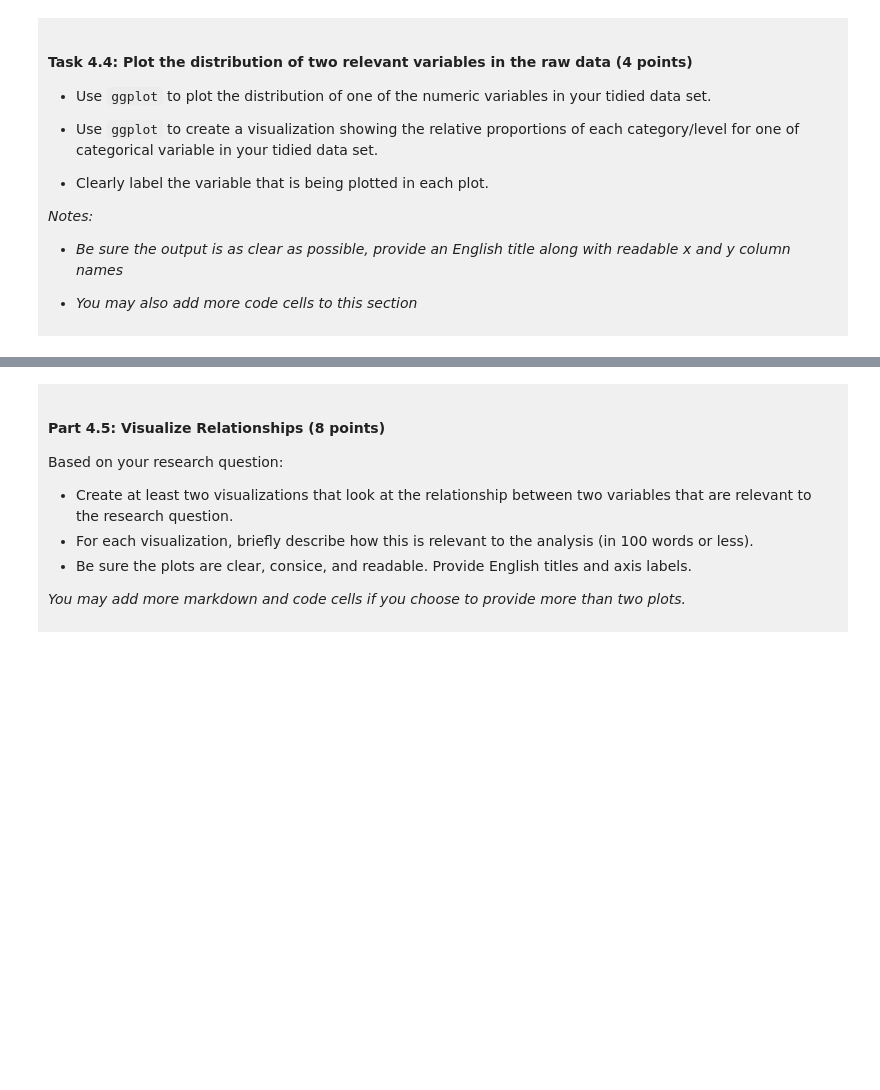
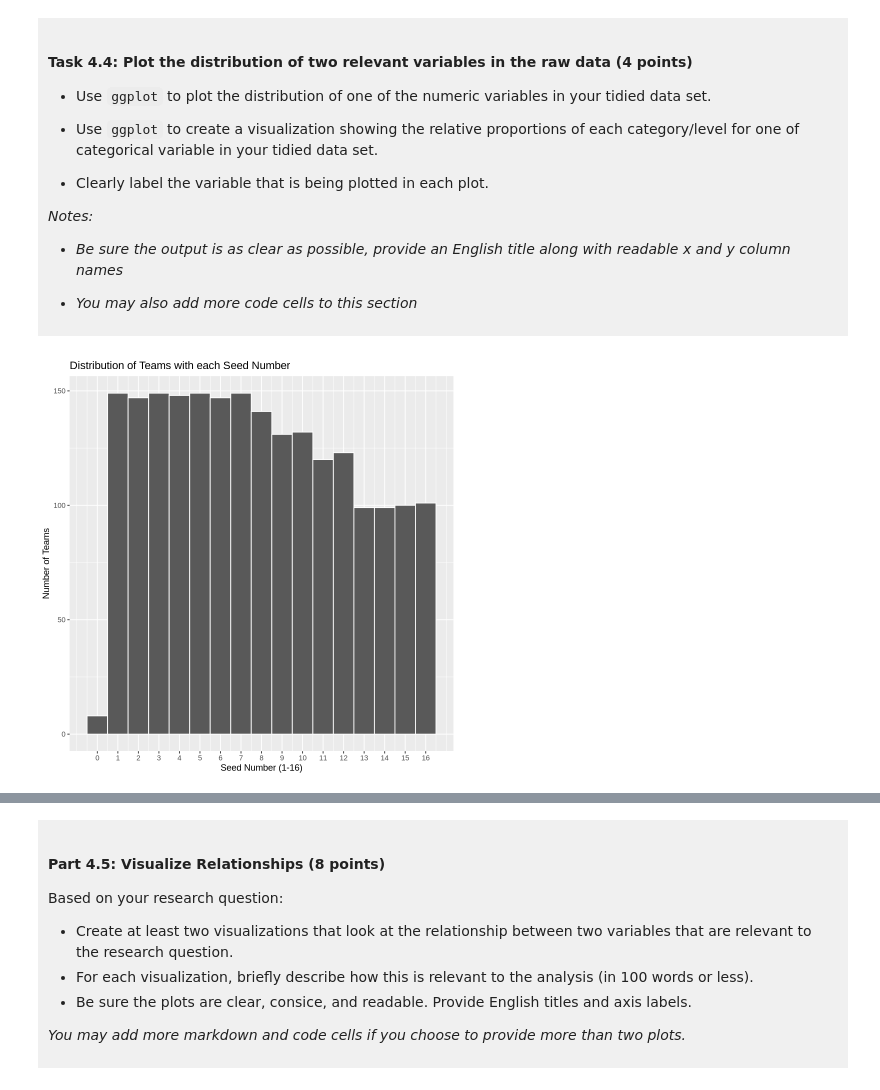
Before and after one commit to sofiesanderson/dsci-100-project-sofie-sanderson, a Jupyter notebook: dsci-100-project-notebook.ipynb, the cells around one changed output, grey strips where cells are left out. Drawn from its saved outputs; the diff is of its cells as text; code cells hidden in the pictures; blank space fills up the shorter version.

```diff
--- a/dsci-100-project-notebook.ipynb
+++ b/dsci-100-project-notebook.ipynb
@@ -295,5 +347,13 @@ You will refine your research question (if needed) and produce a tidy data set.
 
 </div>
 # %%
-### EDIT THIS CODE CELL FOR PLOT 1 ###
+# this plot is going to show the distribution of teams within each seed value (1-16)
+
+seed_plot <- ggplot(basketball_tidy, aes(x = seed))+
+    geom_histogram(binwidth = 1, color = 'white')+
+    scale_x_continuous(breaks = 0:16)+
+    labs(x= 'Seed Number (1-16)', y= 'Number of Teams', title= 'Distribution of Teams with each Seed Number')
+seed_plot
+# %% [output]
+[figure, added]
 # %%
```
Also changed, not shown: parts of 11 cells of this notebook.
